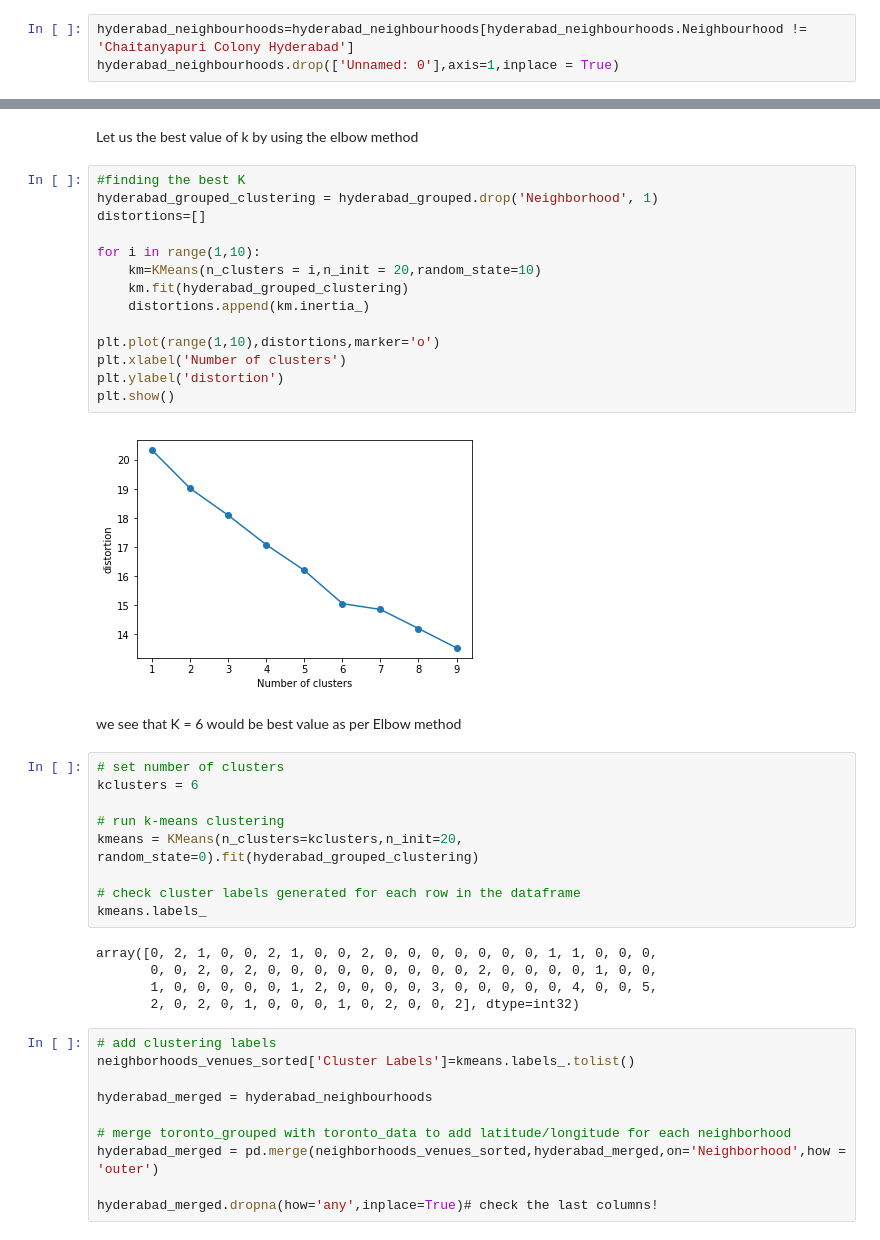
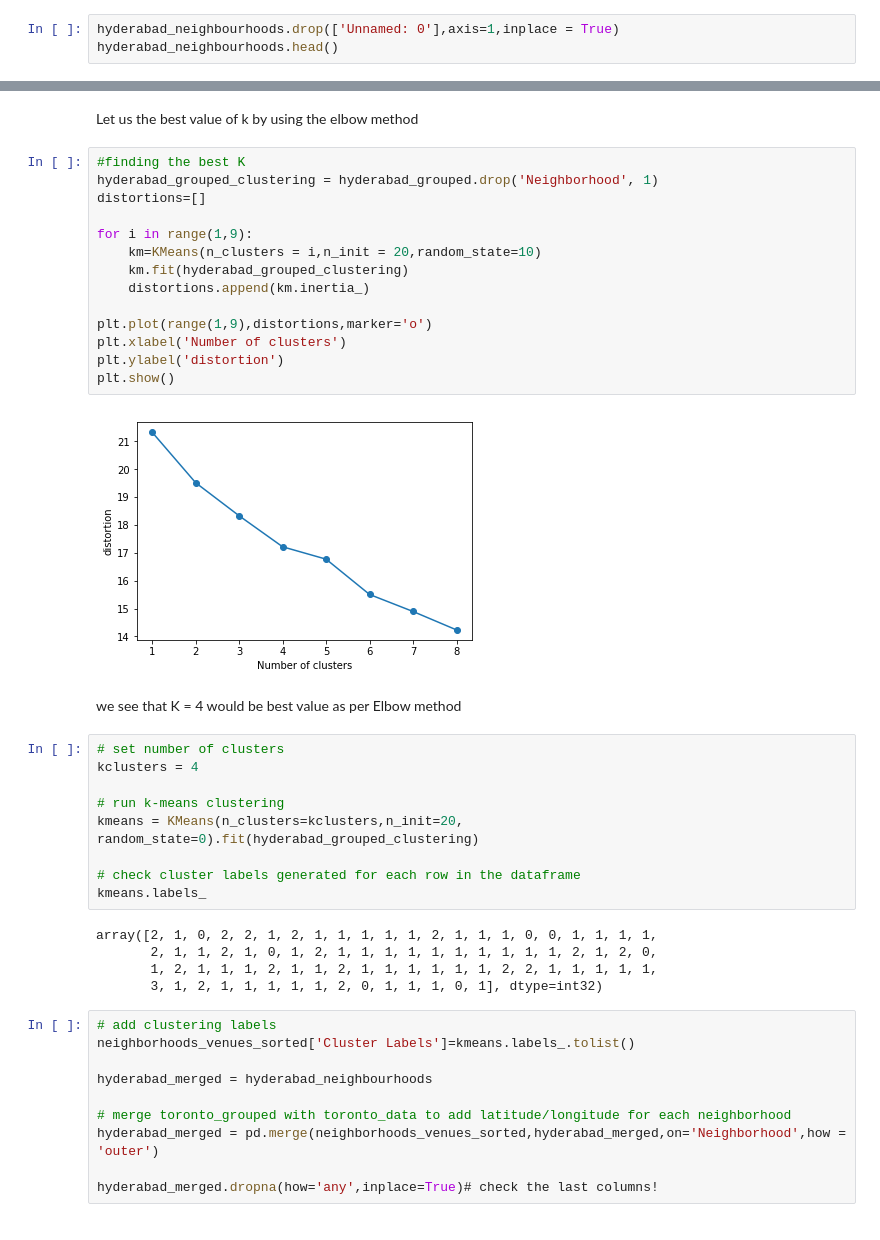
Before and after one commit to Poojakatta/THE-BATTLE-OF-NEIGHBOURHOODS-WEEK1-, a Jupyter notebook: BATTLE OF NEIGHBORHOODS(WEEK2).ipynb, the cells around one changed output, grey strips where cells are left out. Saved outputs shown, nothing was run; the diff lists cells and outputs as text.

```diff
--- a/BATTLE OF NEIGHBORHOODS(WEEK2).ipynb
+++ b/BATTLE OF NEIGHBORHOODS(WEEK2).ipynb
@@ -59,5 +58,5 @@ hyderabad_neighbourhoods.head()
 | 3 | 3 | Amberpet Hyderabad | 2222.0 |
 | 4 | 4 | Ameerpet Hyderabad | 9628.0 |
 # %%
-hyderabad_neighbourhoods=hyderabad_neighbourhoods[hyderabad_neighbourhoods.Neighbourhood != 'Chaitanyapuri Colony Hyderabad']
 hyderabad_neighbourhoods.drop(['Unnamed: 0'],axis=1,inplace = True)
+hyderabad_neighbourhoods.head()
@@ -448,24 +485,24 @@ Let us the best value of k by using the elbow method
 # %%
 #finding the best K
 hyderabad_grouped_clustering = hyderabad_grouped.drop('Neighborhood', 1)
 distortions=[]
 
-for i in range(1,10):
+for i in range(1,9):
     km=KMeans(n_clusters = i,n_init = 20,random_state=10)
     km.fit(hyderabad_grouped_clustering)
     distortions.append(km.inertia_)
 
-plt.plot(range(1,10),distortions,marker='o')
+plt.plot(range(1,9),distortions,marker='o')
 plt.xlabel('Number of clusters')
 plt.ylabel('distortion')
 plt.show()
 # %% [output]
-[figure, old version]
+[figure, new version]
 # %% [markdown]
-we see that K = 6 would be best value as per Elbow method
+we see that K = 4 would be best value as per Elbow method
 # %%
 # set number of clusters
-kclusters = 6
+kclusters = 4
 
 # run k-means clustering
 kmeans = KMeans(n_clusters=kclusters,n_init=20, random_state=0).fit(hyderabad_grouped_clustering)
@@ -473,10 +510,10 @@ kmeans = KMeans(n_clusters=kclusters,n_init=20, random_state=0).fit(hyderabad_gr
 # check cluster labels generated for each row in the dataframe
 kmeans.labels_
 # %% [output]
-array([0, 2, 1, 0, 0, 2, 1, 0, 0, 2, 0, 0, 0, 0, 0, 0, 0, 1, 1, 0, 0, 0,
-       0, 0, 2, 0, 2, 0, 0, 0, 0, 0, 0, 0, 0, 0, 2, 0, 0, 0, 0, 1, 0, 0,
-       1, 0, 0, 0, 0, 0, 1, 2, 0, 0, 0, 0, 3, 0, 0, 0, 0, 0, 4, 0, 0, 5,
-       2, 0, 2, 0, 1, 0, 0, 0, 1, 0, 2, 0, 0, 2], dtype=int32)
+array([2, 1, 0, 2, 2, 1, 2, 1, 1, 1, 1, 1, 2, 1, 1, 1, 0, 0, 1, 1, 1, 1,
+       2, 1, 1, 2, 1, 0, 1, 2, 1, 1, 1, 1, 1, 1, 1, 1, 1, 1, 2, 1, 2, 0,
+       1, 2, 1, 1, 1, 2, 1, 1, 2, 1, 1, 1, 1, 1, 1, 2, 2, 1, 1, 1, 1, 1,
+       3, 1, 2, 1, 1, 1, 1, 1, 2, 0, 1, 1, 1, 0, 1], dtype=int32)
 # %%
 # add clustering labels
 neighborhoods_venues_sorted['Cluster Labels']=kmeans.labels_.tolist()
```
Also changed, not shown: parts of 21 cells of this notebook.
